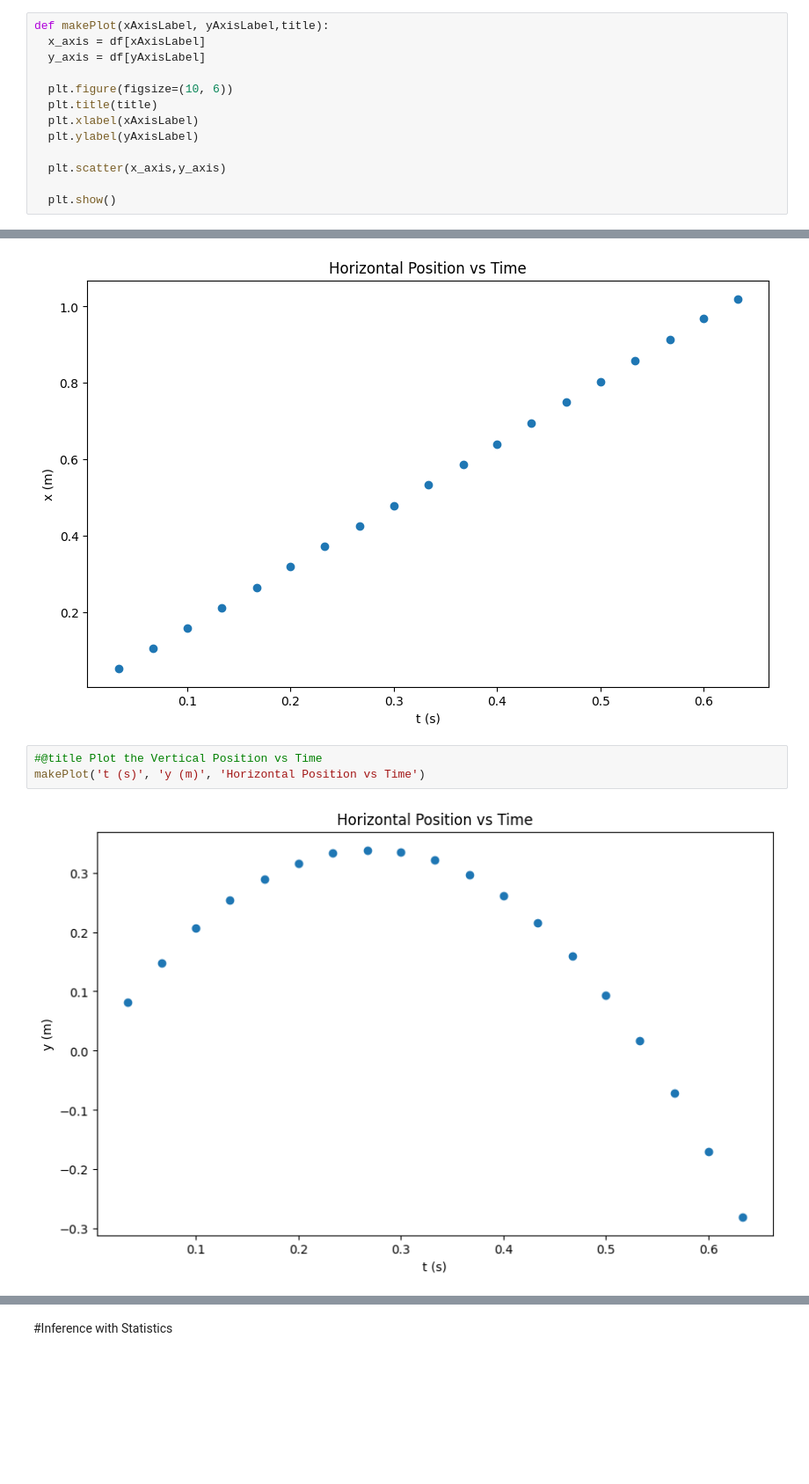
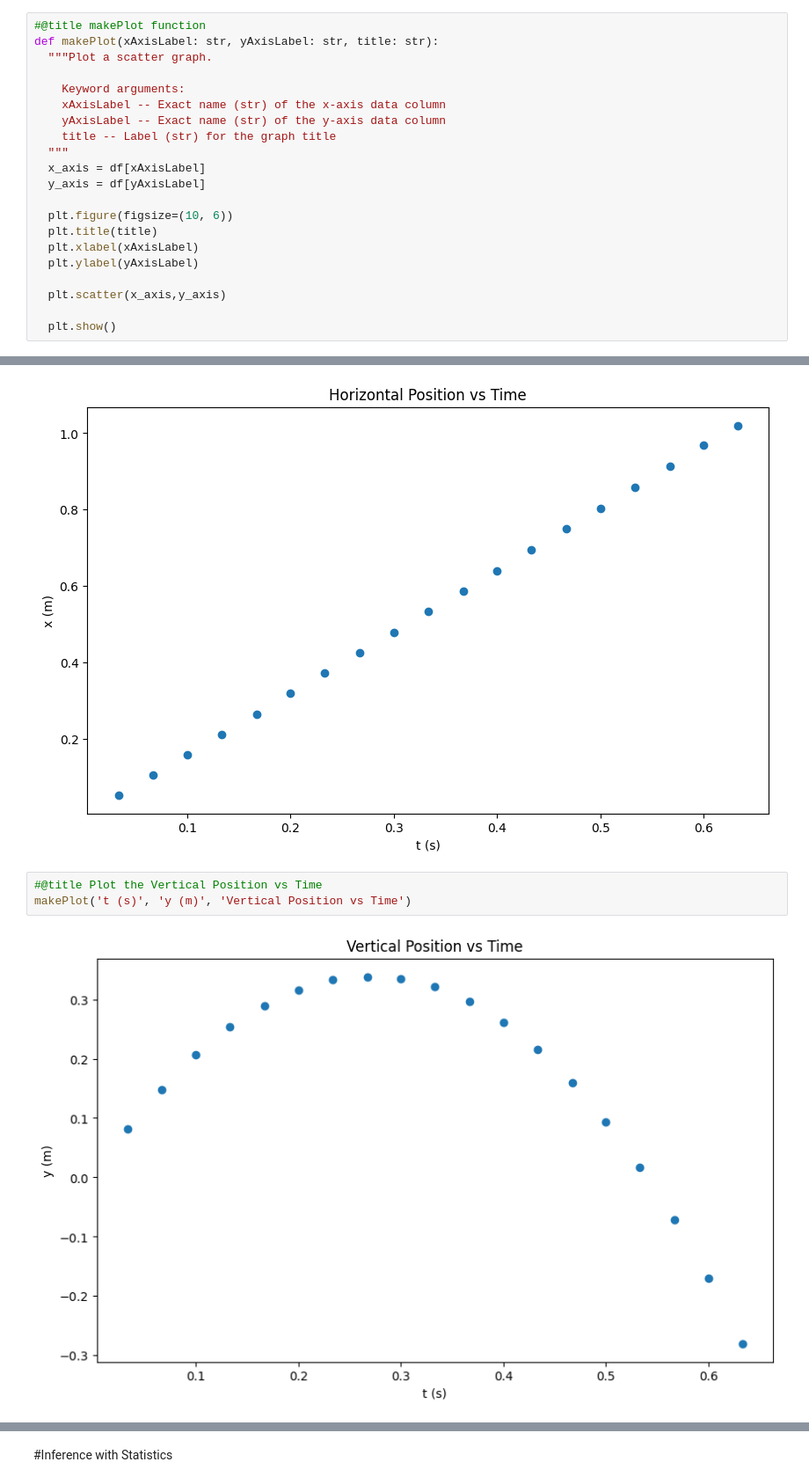
Before and after one commit to jimmynewland/colabnotebooks, a Jupyter notebook: Ball_Toss_Data_Investigation_Solution.ipynb, the cells around one changed output, grey strips where cells are left out. Shown at 88% size. Cells and saved outputs as stored; diff of their text form; blank space fills up the shorter version.

```diff
--- a/Ball_Toss_Data_Investigation_Solution.ipynb
+++ b/Ball_Toss_Data_Investigation_Solution.ipynb
@@ -66,5 +73,13 @@ plt.show()
 # %%
-def makePlot(xAxisLabel, yAxisLabel,title):
+#@title makePlot function
+def makePlot(xAxisLabel: str, yAxisLabel: str, title: str):
+  """Plot a scatter graph.
+
+    Keyword arguments:
+    xAxisLabel -- Exact name (str) of the x-axis data column
+    yAxisLabel -- Exact name (str) of the y-axis data column
+    title -- Label (str) for the graph title
+  """
   x_axis = df[xAxisLabel]
   y_axis = df[yAxisLabel]
 
@@ -83,8 +98,8 @@ makePlot('t (s)', 'x (m)', 'Horizontal Position vs Time')
 [figure]
 # %%
 #@title Plot the Vertical Position vs Time
-makePlot('t (s)', 'y (m)', 'Horizontal Position vs Time')
+makePlot('t (s)', 'y (m)', 'Vertical Position vs Time')
 # %% [output]
-[figure, old version]
+[figure, new version]
 # %%
 #@title Plot the Vertical Speed vs Time
```
Also changed, not shown: parts of 7 cells of this notebook.
